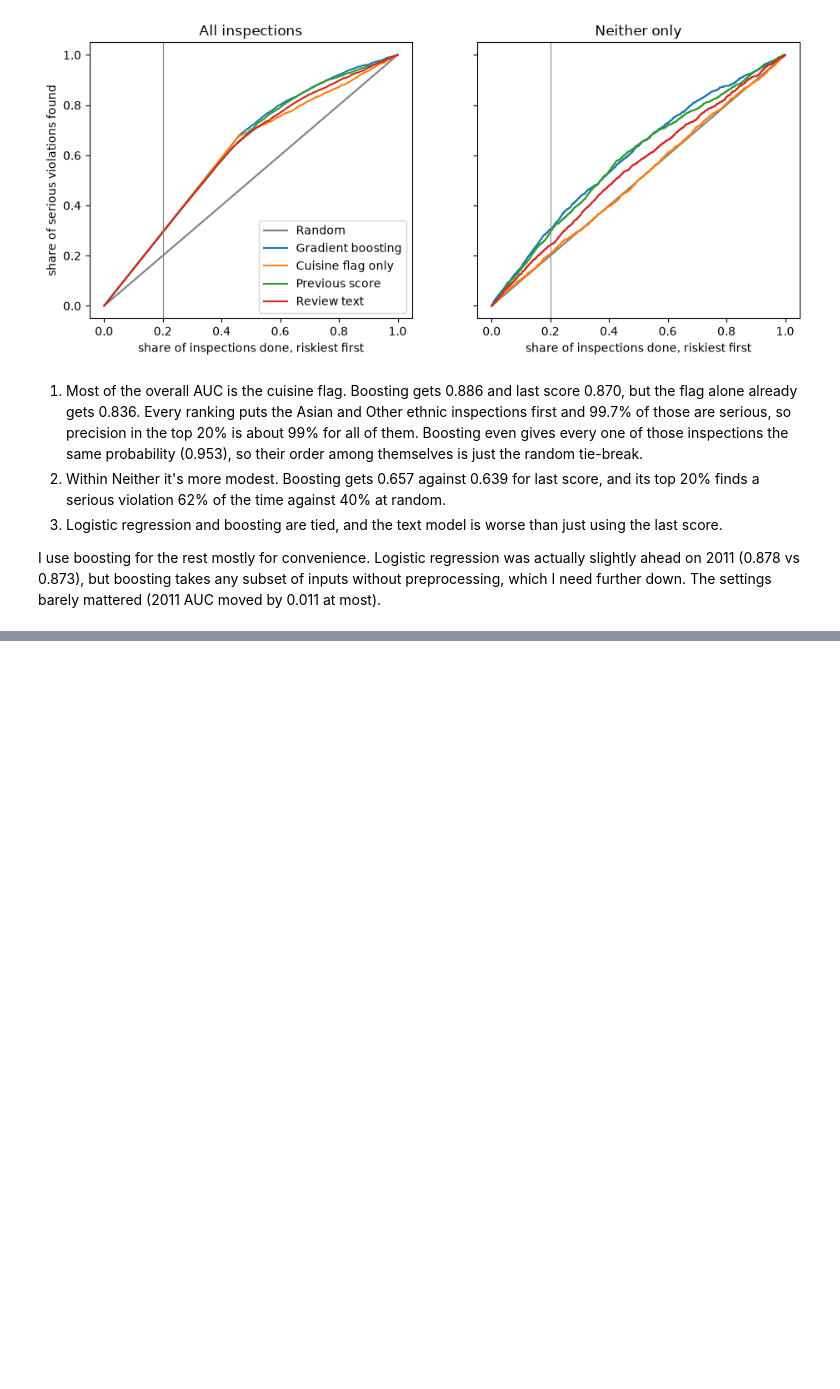
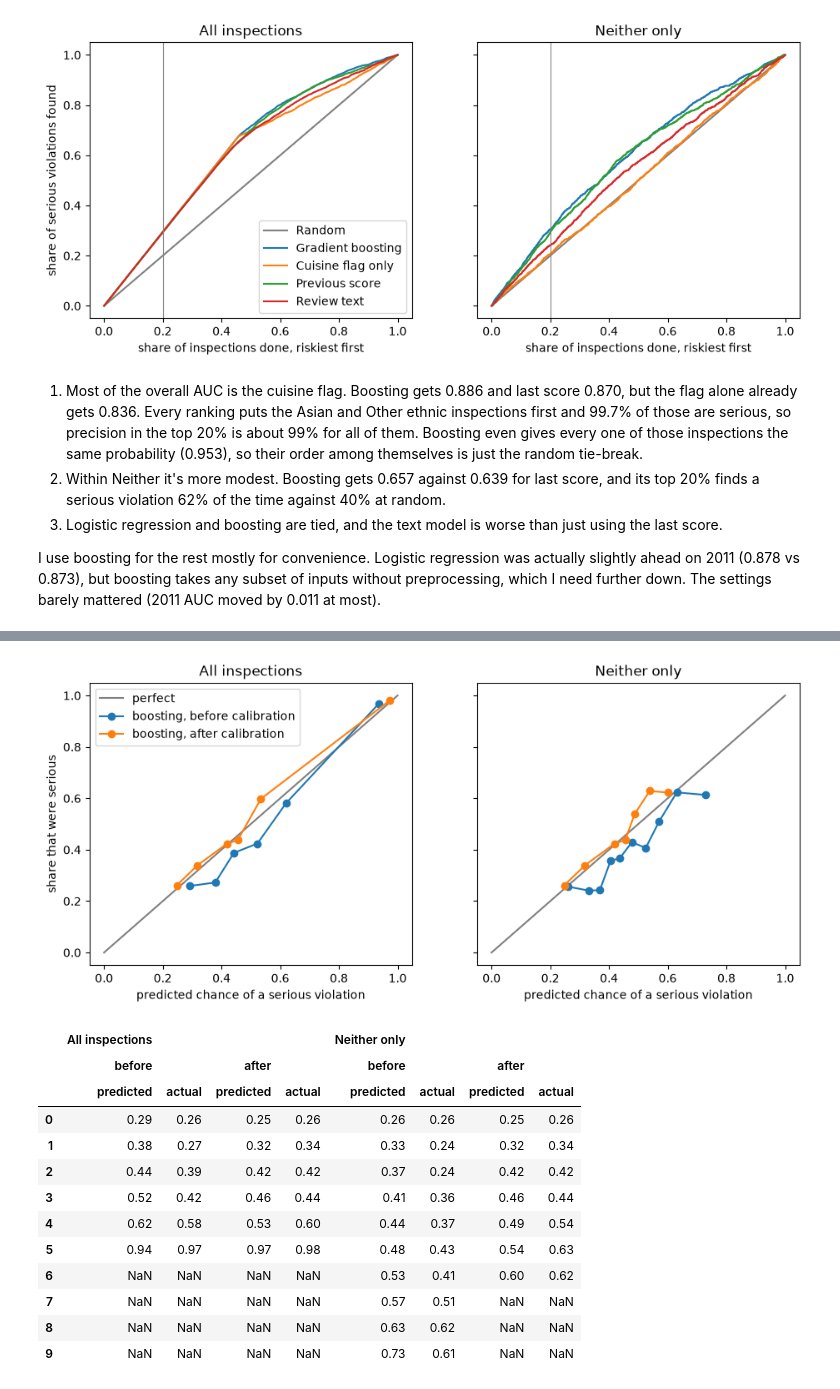
Before and after one commit to TanayPratapSingh/seattle-food-safety, a Jupyter notebook: tanay_singh_reglab_takehome.ipynb, the cells around one changed output, grey strips where cells are left out. Cells and saved outputs as stored; diff of their text form; code cells hidden in the pictures; blank space fills up the shorter version.

Commit message:
Calibrate with isotonic regression fitted on 2011

```diff
--- a/tanay_singh_reglab_takehome.ipynb
+++ b/tanay_singh_reglab_takehome.ipynb
@@ -467,0 +472,17 @@ I use boosting for the rest mostly for convenience. Logistic regression was actu
+# %%
+calibrated = {}
+for name in test_p:
+    iso = IsotonicRegression(out_of_bounds="clip").fit(valid_p[name], valid.serious)
+    calibrated[name] = iso.predict(test_p[name])
+
+rows = []
+for name in test_p:
+    for subset, m in subsets.items():
+        rows.append({"model": name, "subset": subset, "Brier before": brier_score_loss(y[m], test_p[name][m]),
+                     "Brier after": brier_score_loss(y[m], calibrated[name][m])})
+display(pd.DataFrame(rows).set_index(["model", "subset"]))
+
+# baseline: give everyone their subset's serious rate from 2011
+valid_neither = (valid.group == "Neither").values
+print("base rate, all:", round(brier_score_loss(y, np.full(len(y), valid.serious.mean())), 3))
+print("base rate, Neither:", round(brier_score_loss(y[neither], np.full(neither.sum(), valid.serious[valid_neither].mean())), 3))
@@ -467,0 +500,30 @@ I use boosting for the rest mostly for convenience. Logistic regression was actu
+# %%
+points = {}
+fig, axes = plt.subplots(1, 2, figsize=(11, 4.4), sharey=True)
+for ax, (subset, m) in zip(axes, subsets.items()):
+    ax.plot([0, 1], [0, 1], color="gray", label="perfect")
+    for stage, p in [("before", test_p["Gradient boosting"]), ("after", calibrated["Gradient boosting"])]:
+        actual, predicted = calibration_curve(y[m], p[m], n_bins=10, strategy="quantile")
+        points[subset, stage] = pd.DataFrame({"predicted": predicted, "actual": actual})
+        ax.plot(predicted, actual, marker="o", label=f"boosting, {stage} calibration")
+    ax.set_title(subset)
+    ax.set_xlabel("predicted chance of a serious violation")
+axes[0].set_ylabel("share that were serious")
+axes[0].legend()
+plt.show()
+pd.concat(points, axis=1).round(2)
+# %% [output]
+[figure, added]
+|  | All inspections |  |  |  | Neither only |  |  |  |
+|  | before |  | after |  | before |  | after |  |
+|  | predicted | actual | predicted | actual | predicted | actual | predicted | actual |
+| 0 | 0.29 | 0.26 | 0.25 | 0.26 | 0.26 | 0.26 | 0.25 | 0.26 |
+| 1 | 0.38 | 0.27 | 0.32 | 0.34 | 0.33 | 0.24 | 0.32 | 0.34 |
+| 2 | 0.44 | 0.39 | 0.42 | 0.42 | 0.37 | 0.24 | 0.42 | 0.42 |
+| 3 | 0.52 | 0.42 | 0.46 | 0.44 | 0.41 | 0.36 | 0.46 | 0.44 |
+| 4 | 0.62 | 0.58 | 0.53 | 0.60 | 0.44 | 0.37 | 0.49 | 0.54 |
+| 5 | 0.94 | 0.97 | 0.97 | 0.98 | 0.48 | 0.43 | 0.54 | 0.63 |
+| 6 | NaN | NaN | NaN | NaN | 0.53 | 0.41 | 0.60 | 0.62 |
+| 7 | NaN | NaN | NaN | NaN | 0.57 | 0.51 | NaN | NaN |
+| 8 | NaN | NaN | NaN | NaN | 0.63 | 0.62 | NaN | NaN |
+| 9 | NaN | NaN | NaN | NaN | 0.73 | 0.61 | NaN | NaN |
```
Also changed, not shown: parts of 3 cells of this notebook.
